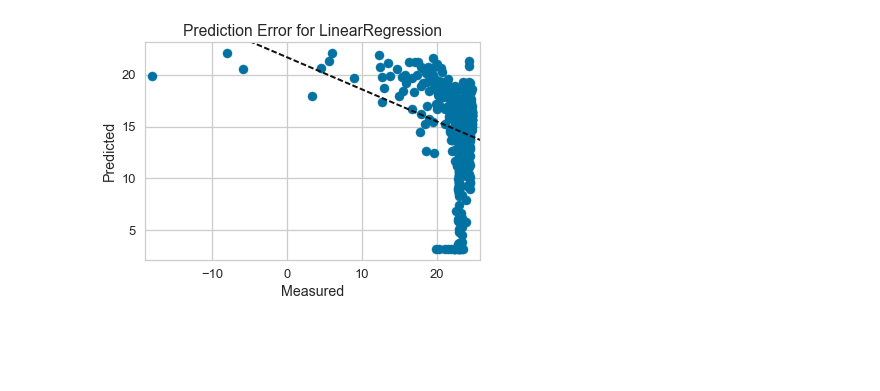
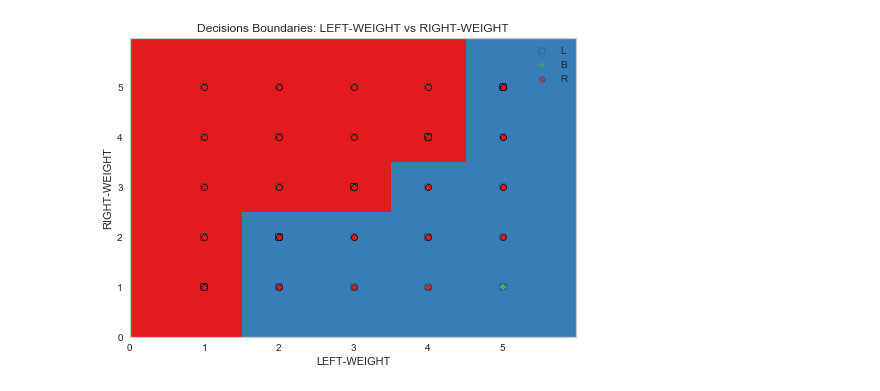
Before and after one commit to DistrictDataLabs/yellowbrick, a Jupyter notebook: examples/balavenkatesan/testing.ipynb, the cells around one changed output. Saved outputs shown, nothing was run; the diff lists cells and outputs as text; code cells hidden in the pictures; blank space fills up the shorter version.

```diff
--- a/examples/balavenkatesan/testing.ipynb
+++ b/examples/balavenkatesan/testing.ipynb
@@ -116,9 +120,0 @@ ax.set_ylabel('Predicted')
-# %%
-from yellowbrick.regressor import PredictionError
-from yellowbrick.regressor import RegressionScoreVisualizer
-y = y.reshape(-1, 1)
-sviz = PredictionError(model)
-sviz.score(y, y_pred)
-sviz.poof()
-# %% [output]
-[figure, removed]
@@ -132,0 +121,5 @@ sviz.poof()
+# %%
+viz = DecisionBoundariesVisualizer(model, features=features,classes=['L','B','R'],colors=colors)
+viz.fit_draw_poof(X, y)
+# %% [output]
+[figure, added]
```
Also changed, not shown: parts of 31 cells of this notebook.
